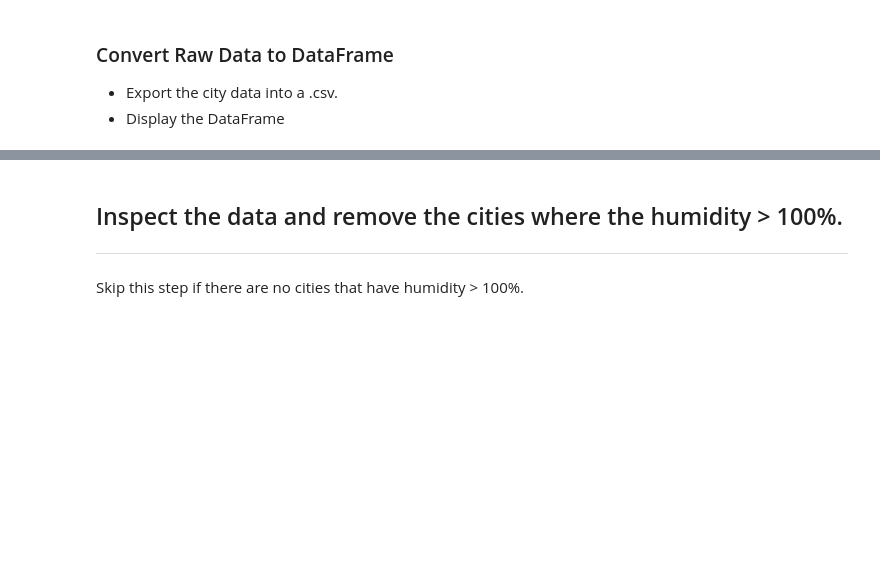
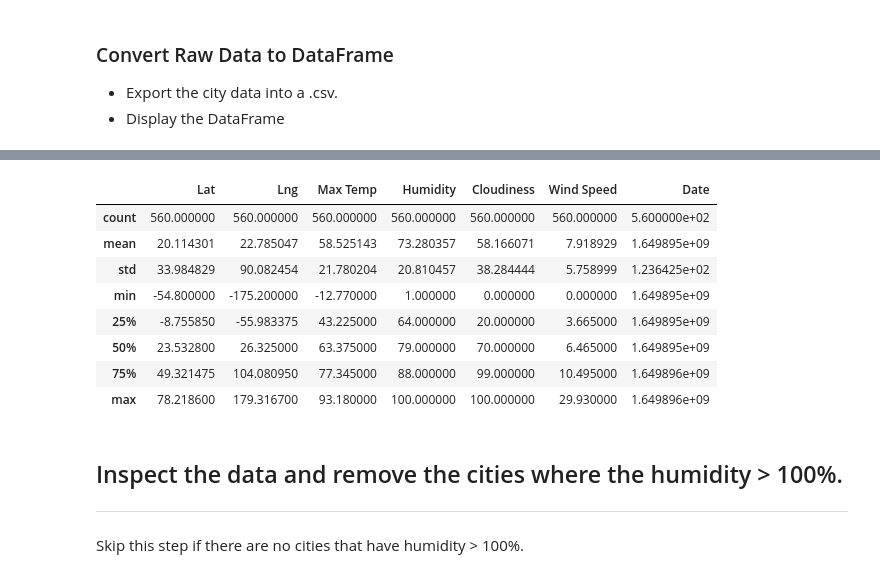
Before and after one commit to isidhu09/python-api-challenge, a Jupyter notebook: WeatherPy/WeatherPy.ipynb, the cells around one changed output, grey strips where cells are left out. Drawn from its saved outputs; the diff is of its cells as text; code cells hidden in the pictures; blank space fills up the shorter version.

```diff
--- a/WeatherPy/WeatherPy.ipynb
+++ b/WeatherPy/WeatherPy.ipynb
@@ -103,0 +132,14 @@ Data Retrieval Complete
+# %%
+weatherDF = pd.DataFrame({
+    "City":city_name,
+    "Lat":lat,
+    "Lng":lng,
+    "Max Temp":max_temp,
+    "Humidity":humidity,
+    "Cloudiness":cloudiness,
+    "Wind Speed":wind_speed,
+    "Country":country,
+    "Date":date
+})
+
+weatherDF.head()
@@ -103,0 +153,14 @@ Data Retrieval Complete
+# %%
+stats = weatherDF.describe(include="all")
+statsDF = stats.drop(columns=["City","Country"],index=["unique","top","freq"])
+statsDF
+# %% [output]
+|  | Lat | Lng | Max Temp | Humidity | Cloudiness | Wind Speed | Date |
+| count | 560.000000 | 560.000000 | 560.000000 | 560.000000 | 560.000000 | 560.000000 | 5.600000e+02 |
+| mean | 20.114301 | 22.785047 | 58.525143 | 73.280357 | 58.166071 | 7.918929 | 1.649895e+09 |
+| std | 33.984829 | 90.082454 | 21.780204 | 20.810457 | 38.284444 | 5.758999 | 1.236425e+02 |
+| min | -54.800000 | -175.200000 | -12.770000 | 1.000000 | 0.000000 | 0.000000 | 1.649895e+09 |
+| 25% | -8.755850 | -55.983375 | 43.225000 | 64.000000 | 20.000000 | 3.665000 | 1.649895e+09 |
+| 50% | 23.532800 | 26.325000 | 63.375000 | 79.000000 | 70.000000 | 6.465000 | 1.649895e+09 |
+| 75% | 49.321475 | 104.080950 | 77.345000 | 88.000000 | 99.000000 | 10.495000 | 1.649896e+09 |
+| max | 78.218600 | 179.316700 | 93.180000 | 100.000000 | 100.000000 | 29.930000 | 1.649896e+09 |
```
Also changed, not shown: parts of 23 cells of this notebook, 1 other file.
